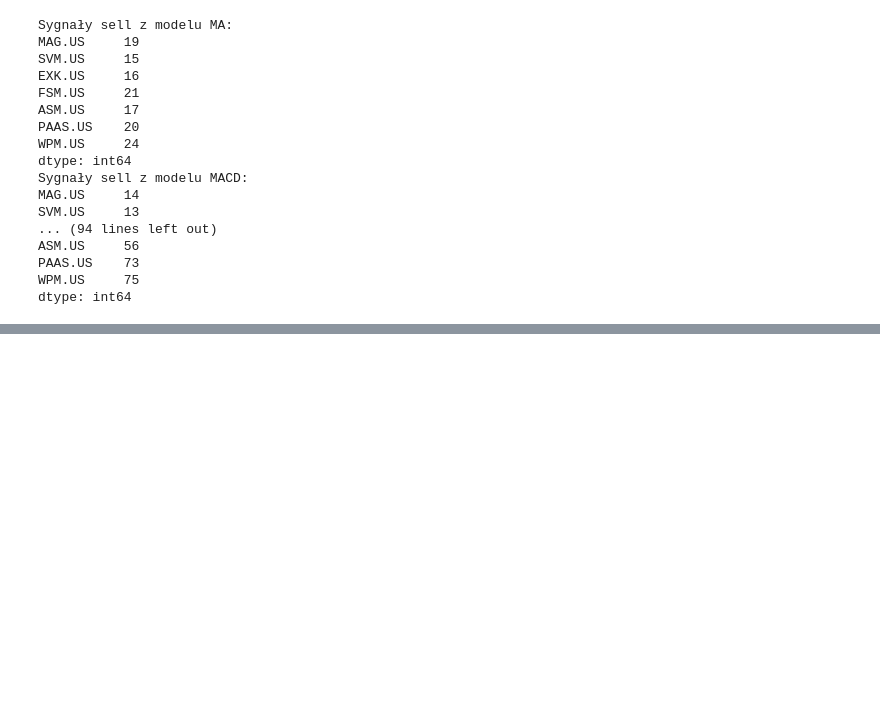
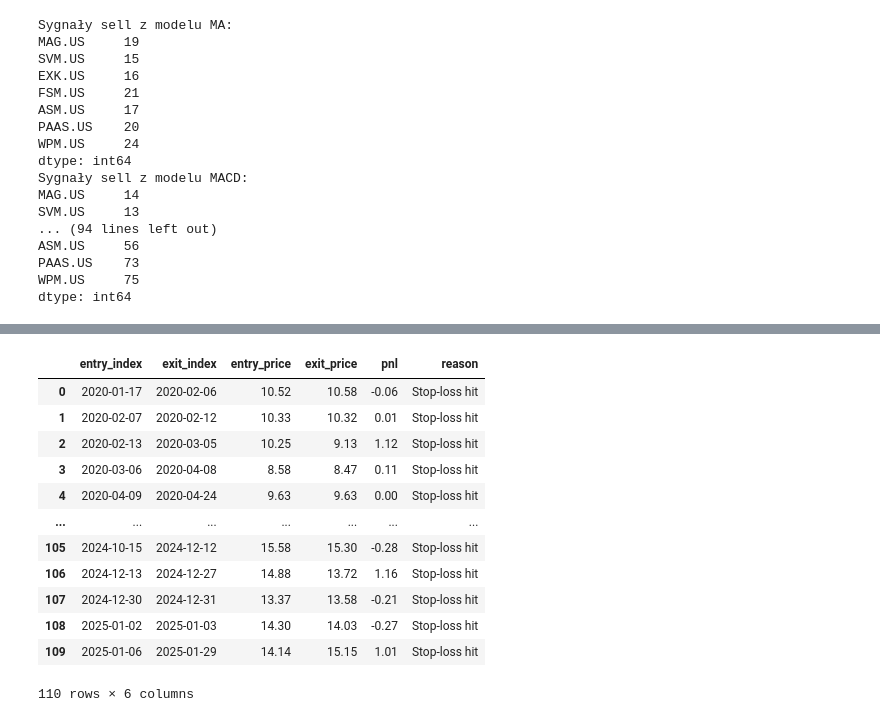
Before and after one commit to jakubweglowski/trading-bot, a Jupyter notebook: notebook1.ipynb, the cells around one changed output, grey strips where cells are left out. Cells and saved outputs as stored; diff of their text form; code cells hidden in the pictures; blank space fills up the shorter version.

```diff
--- a/notebook1.ipynb
+++ b/notebook1.ipynb
@@ -100,0 +128,19 @@ dtype: int64
+# %%
+from TechFunctions.Technicalities import backtest_strategy
+
+backtest_data = backtest_strategy(data_to_backtest, 'price', 'sl', 'tp', 'signal')
+backtest_data
+# %% [output]
+|  | entry_index | exit_index | entry_price | exit_price | pnl | reason |
+| 0 | 2020-01-17 | 2020-02-06 | 10.52 | 10.58 | -0.06 | Stop-loss hit |
+| 1 | 2020-02-07 | 2020-02-12 | 10.33 | 10.32 | 0.01 | Stop-loss hit |
+| 2 | 2020-02-13 | 2020-03-05 | 10.25 | 9.13 | 1.12 | Stop-loss hit |
+| 3 | 2020-03-06 | 2020-04-08 | 8.58 | 8.47 | 0.11 | Stop-loss hit |
+| 4 | 2020-04-09 | 2020-04-24 | 9.63 | 9.63 | 0.00 | Stop-loss hit |
+| ... | ... | ... | ... | ... | ... | ... |
+| 105 | 2024-10-15 | 2024-12-12 | 15.58 | 15.30 | -0.28 | Stop-loss hit |
+| 106 | 2024-12-13 | 2024-12-27 | 14.88 | 13.72 | 1.16 | Stop-loss hit |
+| 107 | 2024-12-30 | 2024-12-31 | 13.37 | 13.58 | -0.21 | Stop-loss hit |
+| 108 | 2025-01-02 | 2025-01-03 | 14.30 | 14.03 | -0.27 | Stop-loss hit |
+| 109 | 2025-01-06 | 2025-01-29 | 14.14 | 15.15 | 1.01 | Stop-loss hit |
+110 rows × 6 columns
```
Also changed, not shown: parts of 3 cells of this notebook, 1 other file.
